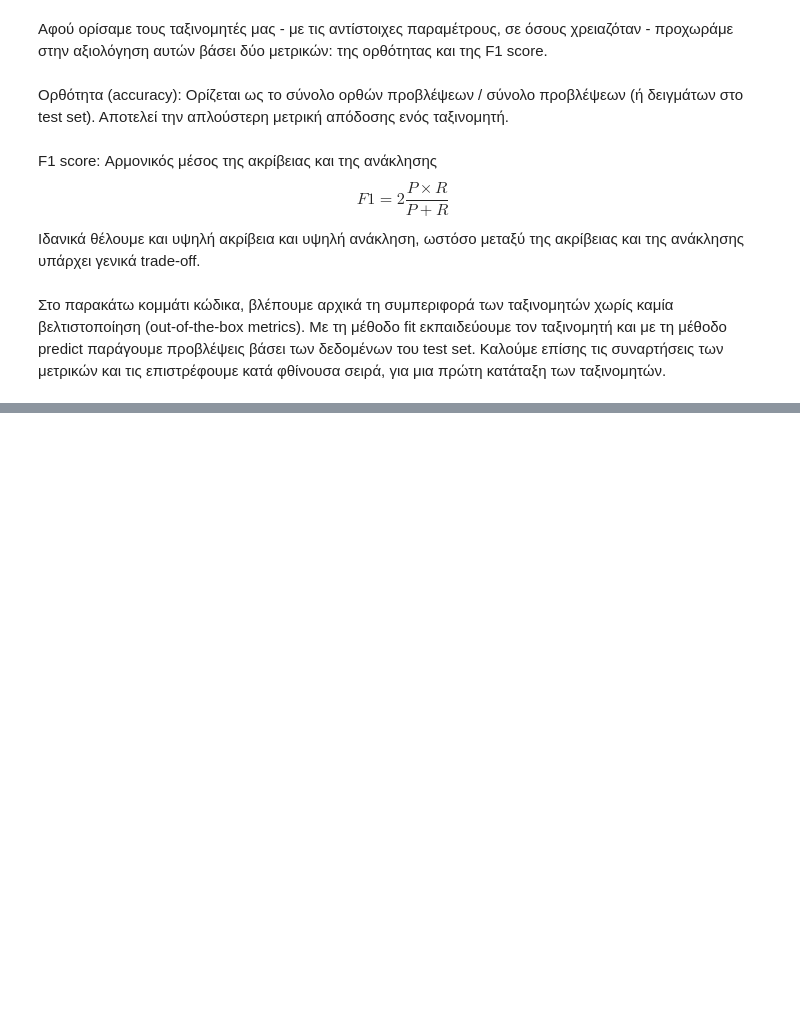
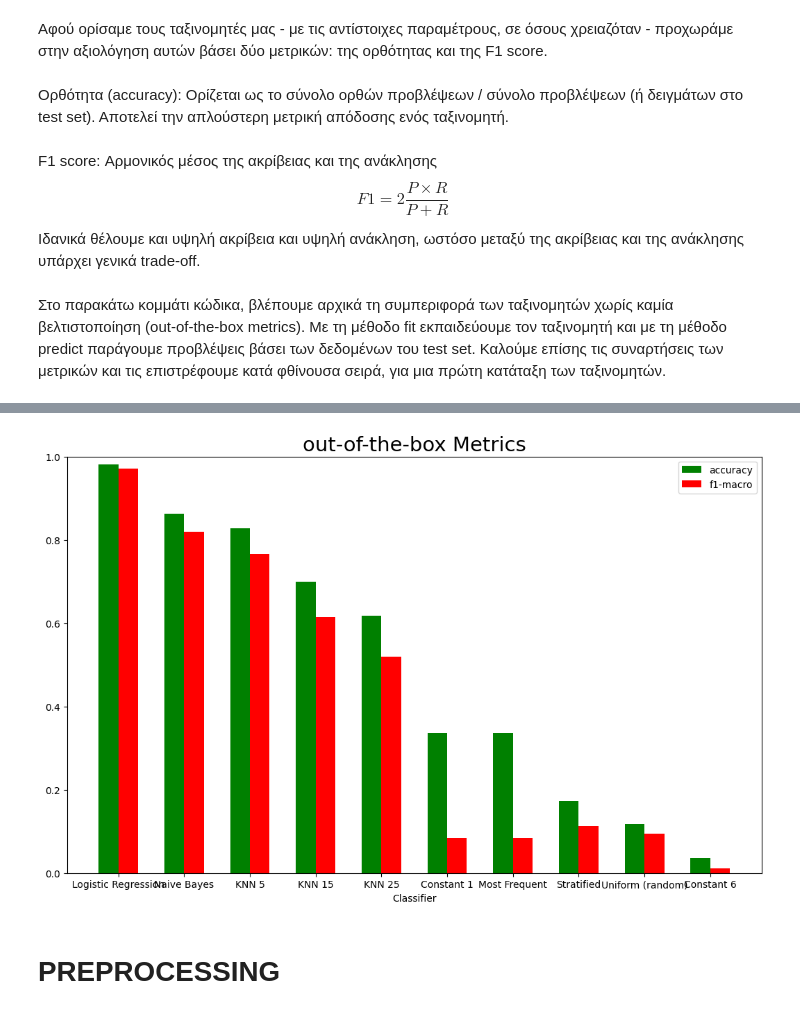
Before and after one commit to alextsaf/Neural-Networks-NTUA, a Jupyter notebook: 1st/NN_Team22.ipynb, the cells around one changed output, grey strips where cells are left out. Saved outputs shown, nothing was run; the diff lists cells and outputs as text; code cells hidden in the pictures; blank space fills up the shorter version.

Commit message:
bar plots for UCI

```diff
--- a/1st/NN_Team22.ipynb
+++ b/1st/NN_Team22.ipynb
@@ -268,0 +259,23 @@ Constant 6: 0.01994301994301994
+# %%
+import matplotlib.pyplot as plt
+
+merged_dict = [(k,wisconsin_accuracy[k],wisconsin_f1[k]) for k in sorted(wisconsin_accuracy, key=wisconsin_accuracy.get, reverse=True)]
+keys, accuracy, f1_macro = zip(*merged_dict)
+
+
+fig = plt.figure(figsize=(10, 6))
+ax = fig.add_axes([0,0,1,1])
+ax.bar(np.arange(len(keys)) - 0.15, accuracy, color = 'g', width = 0.3)
+ax.bar(np.arange(len(keys)) + 0.15, f1_macro, color = 'r', width = 0.3)
+plt.xlabel('Classifier')
+ax.legend(labels=['accuracy', 'f1-macro'])
+ax.set_title('out-of-the-box Metrics',fontsize = 21)
+plt.xticks(np.arange(len(keys)), keys)
+
+plt.ylim(0, 1)
+
+plt.show()
+# %% [output]
+[figure, added]
+# %% [markdown]
+# PREPROCESSING
```
Also changed, not shown: parts of 9 cells of this notebook, 1 other file.
